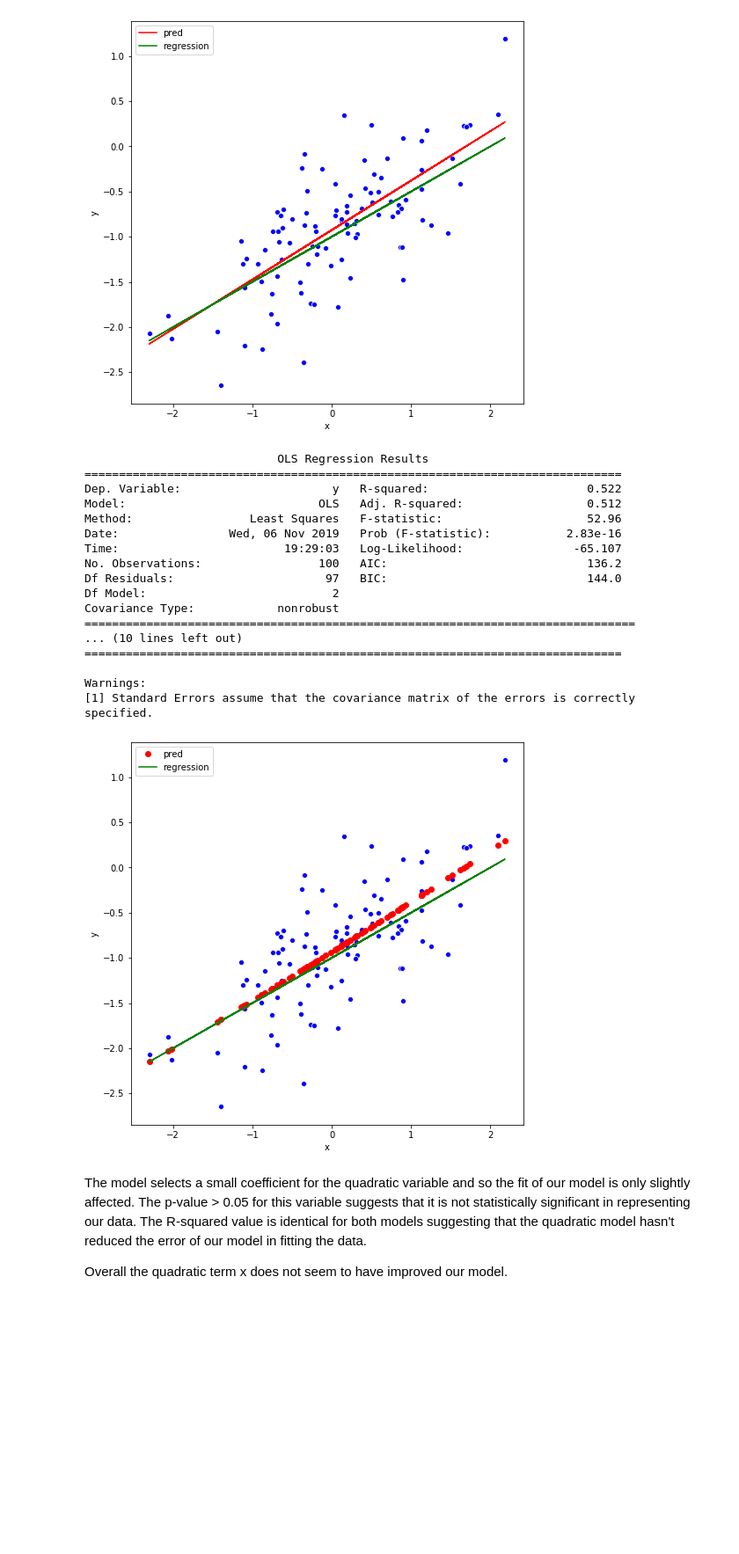
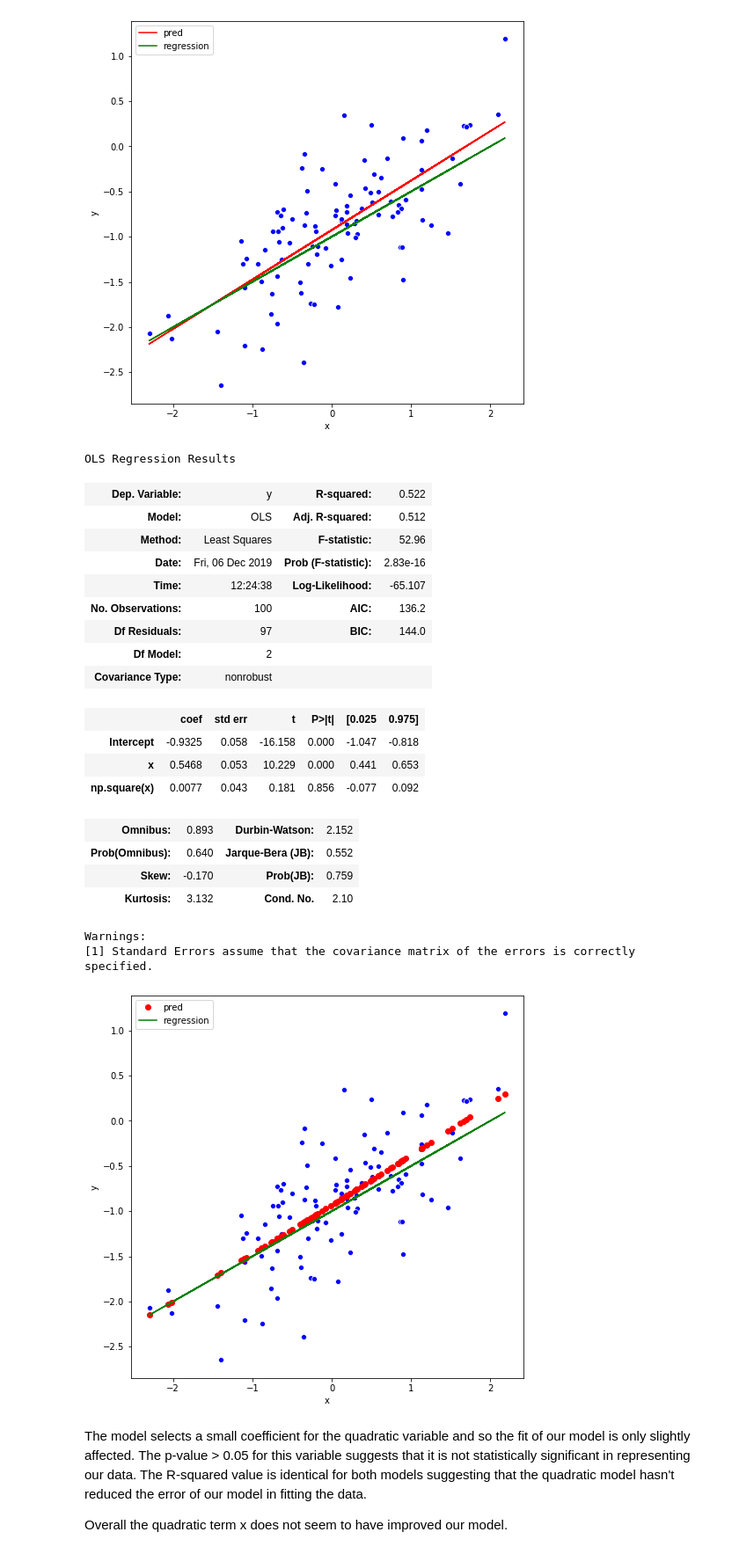
Before and after one commit to piotrszyma/studies-data-mining, a Jupyter notebook: 003-linear-regression/excercise-9 (13).ipynb, the cells around one changed output. Shown at 88% size. Drawn from its saved outputs; the diff is of its cells as text; code cells hidden in the pictures; blank space fills up the shorter version.

```diff
--- a/003-linear-regression/excercise-9 (13).ipynb
+++ b/003-linear-regression/excercise-9 (13).ipynb
@@ -87,33 +102,36 @@ ax.legend(['pred', 'regression']);
 # %%
 # 13 (g)
 
 model = smf.ols(formula='y ~ x + np.square(x)', data=pd.DataFrame({'x':x, 'y': y})).fit()
 plt.figure(figsize=(8,8))
 ax = sns.scatterplot(x=x, y=y, color='b')
 plt.xlabel('x')
 plt.ylabel('y')
 ax.plot(x, model.predict(), 'ro')
 ax.plot(x, -1+(0.5*x), color='g')
-print(model.summary())
 ax.legend(['pred', 'regression']);
+model.summary()
 # %% [output]
-                            OLS Regression Results
-==============================================================================
-Dep. Variable:                      y   R-squared:                       0.522
-Model:                            OLS   Adj. R-squared:                  0.512
-Method:                 Least Squares   F-statistic:                     52.96
-Date:                Wed, 06 Nov 2019   Prob (F-statistic):           2.83e-16
-Time:                        19:29:03   Log-Likelihood:                -65.107
-No. Observations:                 100   AIC:                             136.2
-Df Residuals:                      97   BIC:                             144.0
-Df Model:                           2
-Covariance Type:            nonrobust
-================================================================================
-... (10 lines left out)
-==============================================================================
-
-Warnings:
-[1] Standard Errors assume that the covariance matrix of the errors is correctly specified.
+OLS Regression Results
+| Dep. Variable: | y | R-squared: | 0.522 |
+| Model: | OLS | Adj. R-squared: | 0.512 |
+| Method: | Least Squares | F-statistic: | 52.96 |
+| Date: | Fri, 06 Dec 2019 | Prob (F-statistic): | 2.83e-16 |
+| Time: | 12:24:38 | Log-Likelihood: | -65.107 |
+| No. Observations: | 100 | AIC: | 136.2 |
+| Df Residuals: | 97 | BIC: | 144.0 |
+| Df Model: | 2 |  |  |
+| Covariance Type: | nonrobust |  |  |
+|  | coef | std err | t | P>|t| | [0.025 | 0.975] |
+| Intercept | -0.9325 | 0.058 | -16.158 | 0.000 | -1.047 | -0.818 |
+| x | 0.5468 | 0.053 | 10.229 | 0.000 | 0.441 | 0.653 |
+| np.square(x) | 0.0077 | 0.043 | 0.181 | 0.856 | -0.077 | 0.092 |
+| Omnibus: | 0.893 | Durbin-Watson: | 2.152 |
+| Prob(Omnibus): | 0.640 | Jarque-Bera (JB): | 0.552 |
+| Skew: | -0.170 | Prob(JB): | 0.759 |
+| Kurtosis: | 3.132 | Cond. No. | 2.10 |
+Warnings:
+[1] Standard Errors assume that the covariance matrix of the errors is correctly specified.
 [figure]
 # %% [markdown]
 
```
Also changed, not shown: parts of 7 cells of this notebook, 1 other file.
